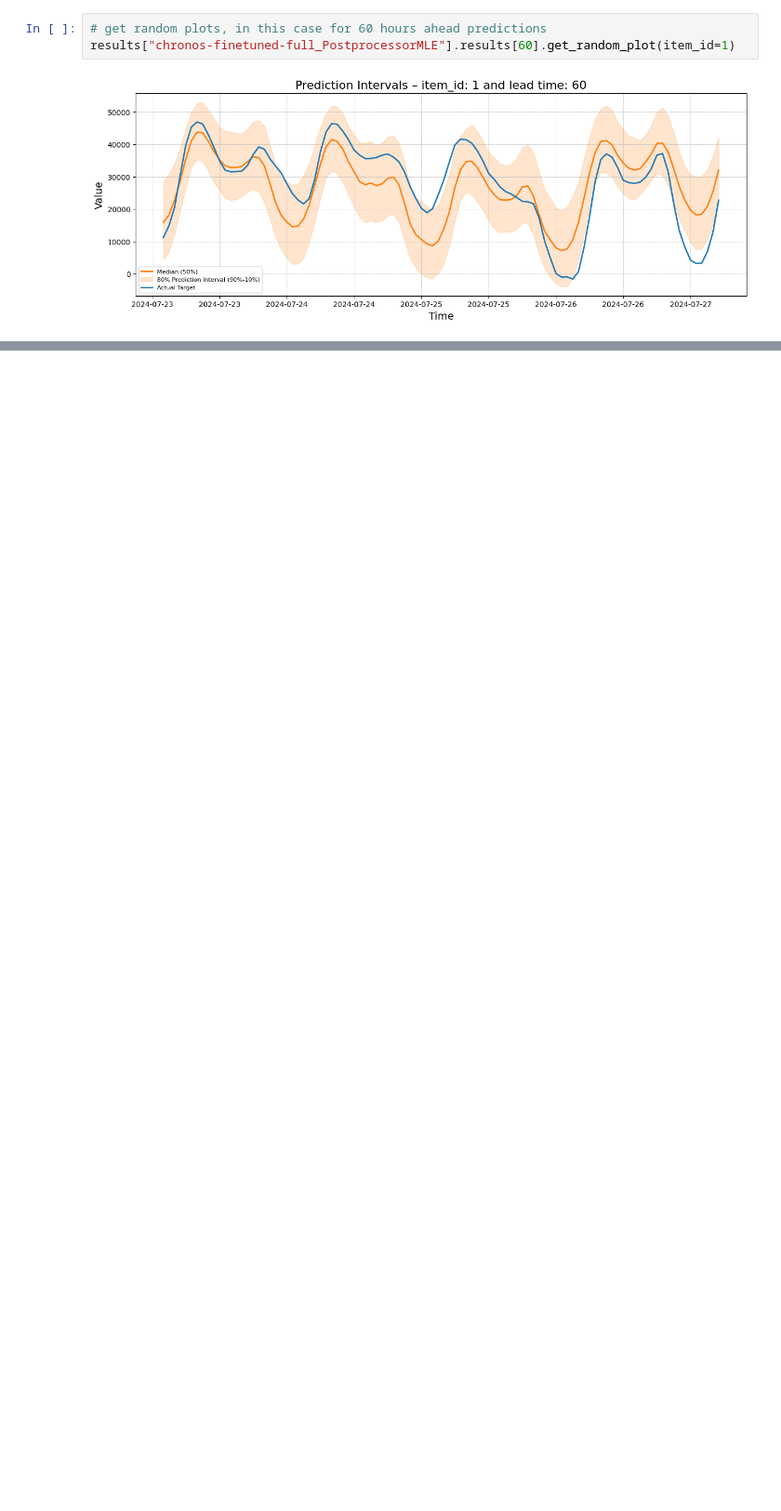
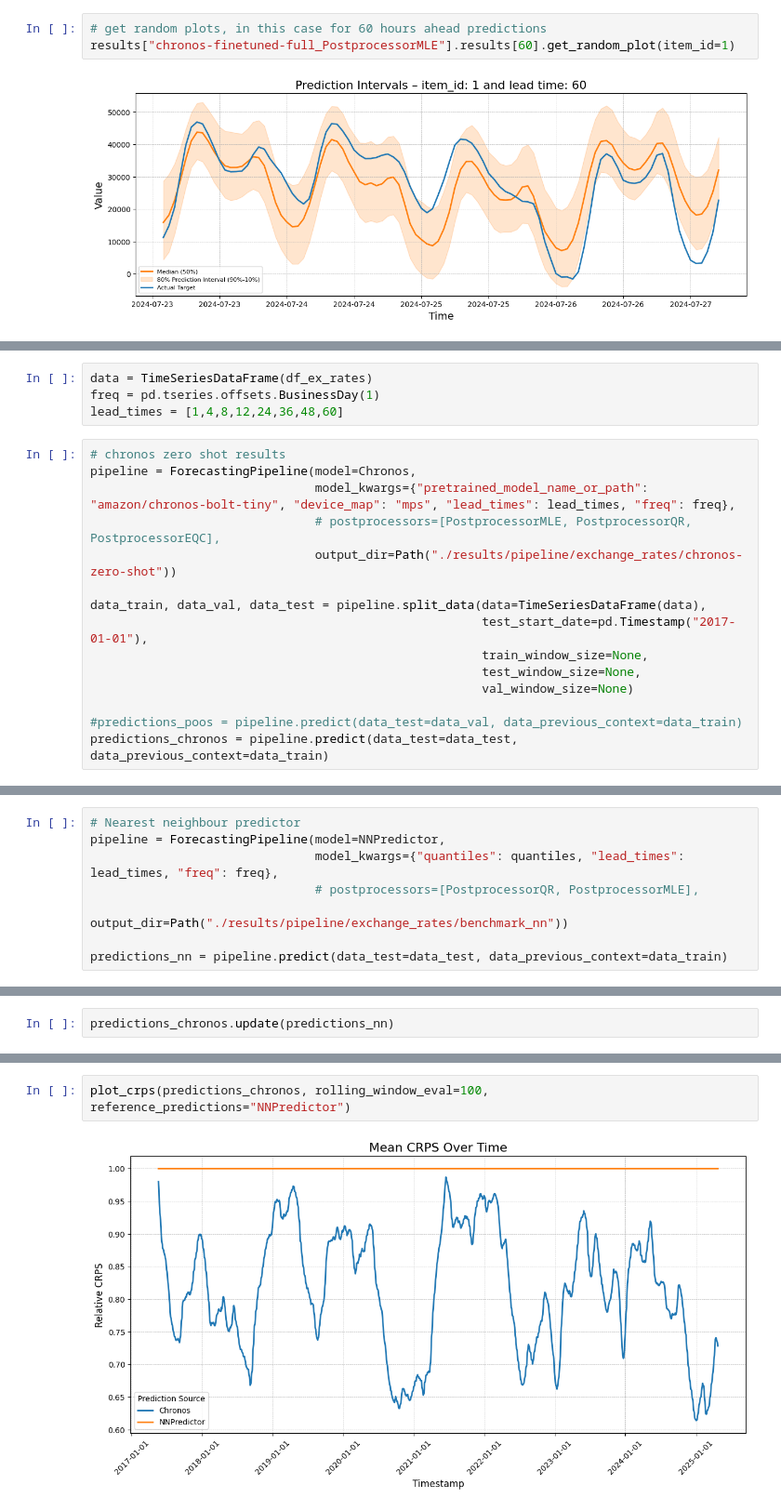
Before and after one commit to LouisSko/master-thesis, a Jupyter notebook: notebook.ipynb, the cells around one changed output, grey strips where cells are left out. Shown at 93% size. Drawn from its saved outputs; the diff is of its cells as text; blank space fills up the shorter version.

Commit message:
Add evaluation results on exchange data

```diff
--- a/notebook.ipynb
+++ b/notebook.ipynb
@@ -545,0 +637,19 @@ results["chronos-finetuned-full_PostprocessorMLE"].results[60].get_random_plot(i
+# %%
+data = TimeSeriesDataFrame(df_ex_rates)
+freq = pd.tseries.offsets.BusinessDay(1)
+lead_times = [1,4,8,12,24,36,48,60]
+# %%
+# chronos zero shot results
+pipeline = ForecastingPipeline(model=Chronos,
+                               model_kwargs={"pretrained_model_name_or_path": "amazon/chronos-bolt-tiny", "device_map": "mps", "lead_times": lead_times, "freq": freq},
+                               # postprocessors=[PostprocessorMLE, PostprocessorQR, PostprocessorEQC],
+                               output_dir=Path("./results/pipeline/exchange_rates/chronos-zero-shot"))
+
+data_train, data_val, data_test = pipeline.split_data(data=TimeSeriesDataFrame(data),
+                                                      test_start_date=pd.Timestamp("2017-01-01"),
+                                                      train_window_size=None,
+                                                      test_window_size=None,
+                                                      val_window_size=None)
+
+#predictions_poos = pipeline.predict(data_test=data_val, data_previous_context=data_train)
+predictions_chronos = pipeline.predict(data_test=data_test, data_previous_context=data_train)
@@ -545,0 +665,8 @@ results["chronos-finetuned-full_PostprocessorMLE"].results[60].get_random_plot(i
+# %%
+# Nearest neighbour predictor
+pipeline = ForecastingPipeline(model=NNPredictor,
+                               model_kwargs={"quantiles": quantiles, "lead_times": lead_times, "freq": freq},
+                               # postprocessors=[PostprocessorQR, PostprocessorMLE],
+                               output_dir=Path("./results/pipeline/exchange_rates/benchmark_nn"))
+
+predictions_nn = pipeline.predict(data_test=data_test, data_previous_context=data_train)
@@ -545,0 +679,2 @@ results["chronos-finetuned-full_PostprocessorMLE"].results[60].get_random_plot(i
+# %%
+predictions_chronos.update(predictions_nn)
@@ -545,0 +718,4 @@ results["chronos-finetuned-full_PostprocessorMLE"].results[60].get_random_plot(i
+# %%
+plot_crps(predictions_chronos, rolling_window_eval=100, reference_predictions="NNPredictor")
+# %% [output]
+[figure, added]
```
Also changed, not shown: parts of 19 cells of this notebook.
